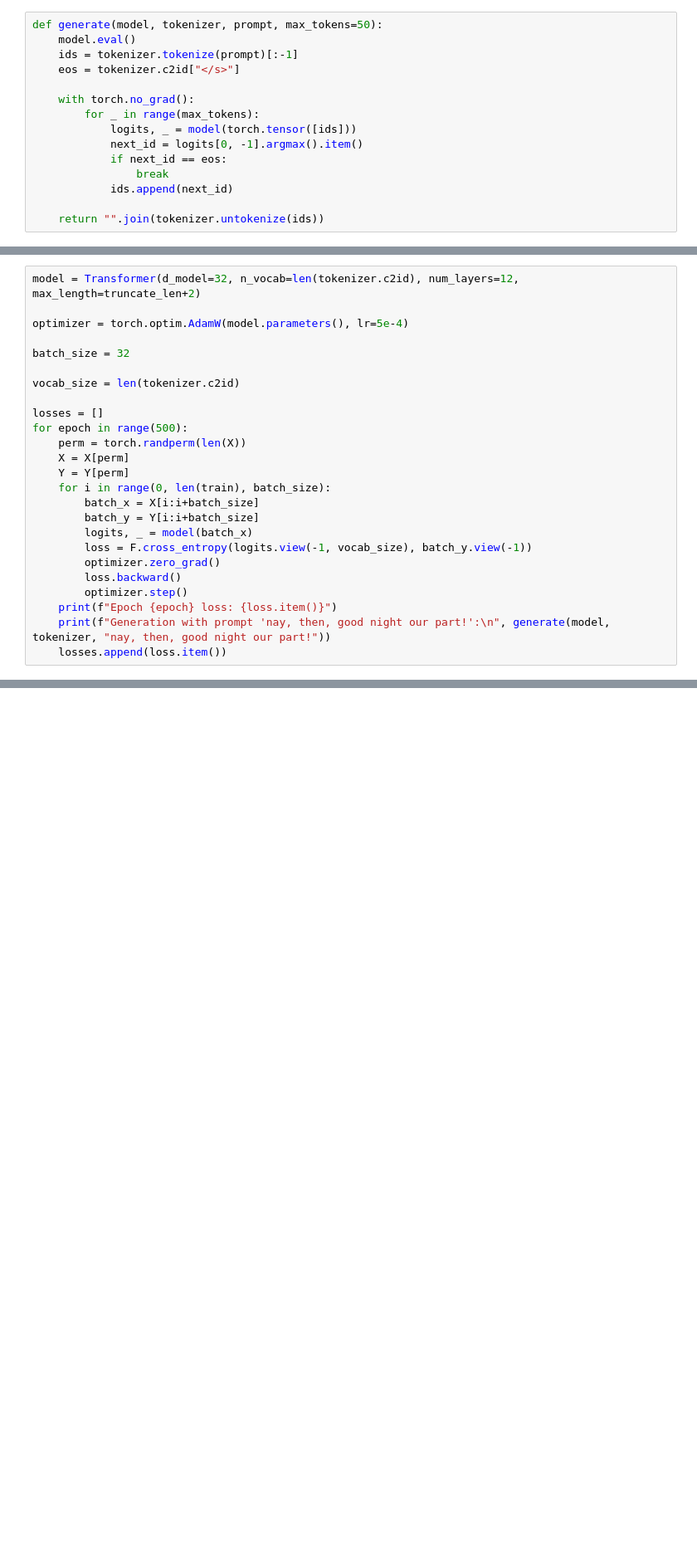
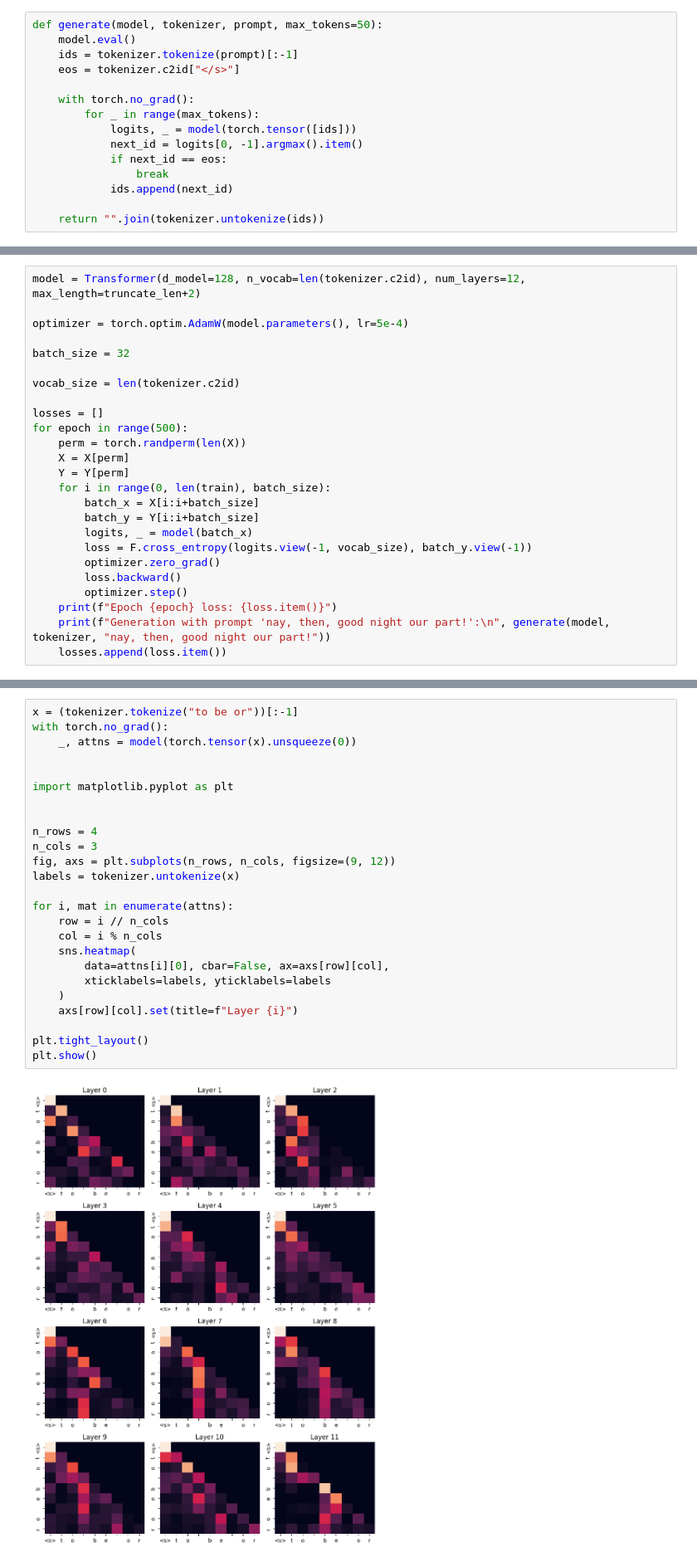
Before and after one commit to 19avisconti/info-4940-llms-s26, a Jupyter notebook: notebooks/4940-lec-06.ipynb, the cells around one changed output, grey strips where cells are left out. Shown at 83% size. Saved outputs shown, nothing was run; the diff lists cells and outputs as text; blank space fills up the shorter version.

```diff
--- a/notebooks/4940-lec-06.ipynb
+++ b/notebooks/4940-lec-06.ipynb
@@ -248,5 +306,5 @@ def generate(model, tokenizer, prompt, max_tokens=50):
 # %%
-model = Transformer(d_model=32, n_vocab=len(tokenizer.c2id), num_layers=12, max_length=truncate_len+2)
+model = Transformer(d_model=128, n_vocab=len(tokenizer.c2id), num_layers=12, max_length=truncate_len+2)
 
 optimizer = torch.optim.AdamW(model.parameters(), lr=5e-4)
 
@@ -289,0 +373,27 @@ generate(model, tokenizer, "to be or not to be: that is the ")
+# %%
+x = (tokenizer.tokenize("to be or"))[:-1]
+with torch.no_grad():
+    _, attns = model(torch.tensor(x).unsqueeze(0))
+
+
+import matplotlib.pyplot as plt
+
+
+n_rows = 4
+n_cols = 3
+fig, axs = plt.subplots(n_rows, n_cols, figsize=(9, 12))
+labels = tokenizer.untokenize(x)
+
+for i, mat in enumerate(attns):
+    row = i // n_cols
+    col = i % n_cols
+    sns.heatmap(
+        data=attns[i][0], cbar=False, ax=axs[row][col],
+        xticklabels=labels, yticklabels=labels
+    )
+    axs[row][col].set(title=f"Layer {i}")
+
+plt.tight_layout()
+plt.show()
+# %% [output]
+[figure, added]
```
Also changed, not shown: parts of 13 cells of this notebook.
